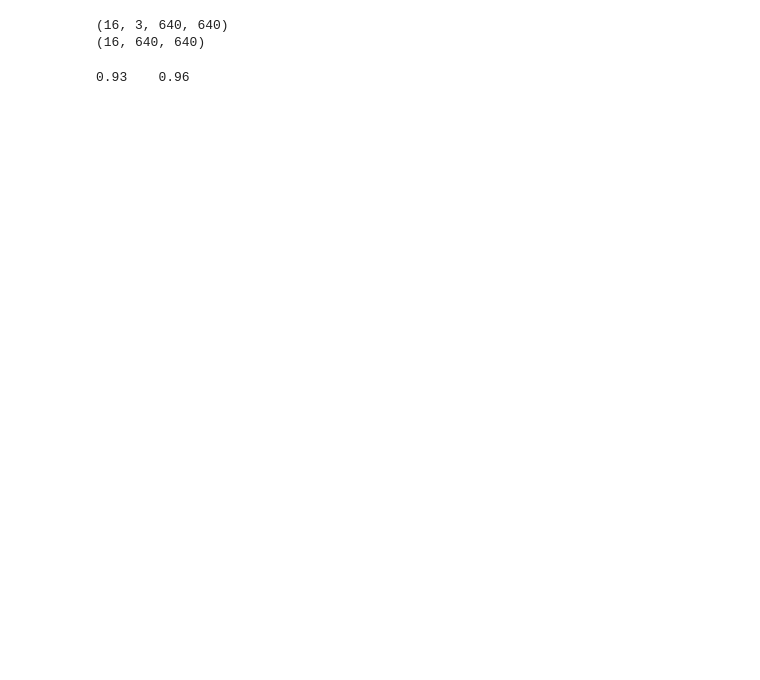
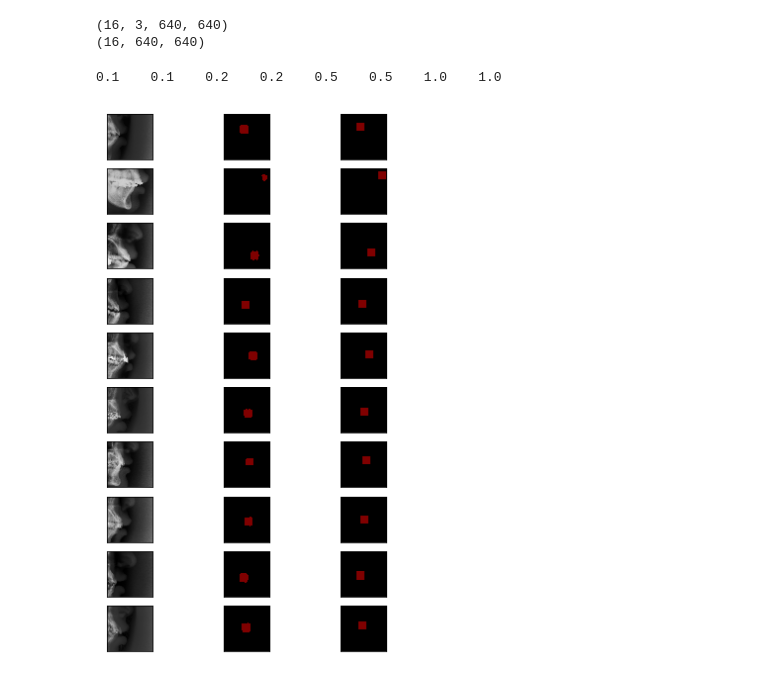
Before and after one commit to charming00/learn-gluon, a Jupyter notebook: chapter_computer-vision/MyTest.ipynb, the cells around one changed output. Cells and saved outputs as stored; diff of their text form; code cells hidden in the pictures; blank space fills up the shorter version.

```diff
--- a/chapter_computer-vision/MyTest.ipynb
+++ b/chapter_computer-vision/MyTest.ipynb
@@ -16,7 +16,7 @@ min_coordinate = [[504,697],[1063,606],[948,888],[286,902],[1079,1191],[1053,150
                   [993,1729],[1025,1706],[415,1391],[1121,1355],[1138,1388],[1245,1294],
                   [1212,1477],[1170,1152],[1114,1756],[635,1090],[1081,1100],[350,1006]]
 expand_size = 55
-landmark_index = 0
+landmark_index = 12
 # len(classes), len(colormap)
 # %%
 from mxnet import image
@@ -278,7 +278,7 @@ test_images,test_labels = read_images(2)
 # %%
 def evaluate_acc(result, label):
     if(len(np.where(result.asnumpy()>0)[1]) ==0):
-        return False,False
+        return False,False,False,False,False,False,False,False
     result_maxx = np.max(np.where(result.asnumpy()>0)[1])
     result_minx = np.min(np.where(result.asnumpy()>0)[1])
     result_maxy = np.max(np.where(result.asnumpy()>0)[0])
@@ -303,31 +303,46 @@ def evaluate_acc(result, label):
 
     d1 = pow((result_centerx - label_centerx),2) + pow((result_centery - label_centery),2)
     d2 = pow((result_avgx - label_centerx),2) + pow((result_avgy - label_centery),2)
-
-    return (d1 < 400, d2 < 400)
+#     print("============================")
+#     print(np.where(result.asnumpy()>0))
+#     print(result_centerx,label_centerx)
+#     print(result_centery,label_centery)
+#     print(d1,d2)
+    return (d1 < 400, d2 < 400, d1 < 625, d2 < 625, d1 < 900, d2 < 900, d1 < 1600, d2 < 1600)
 # %%
-n = 100
+n = 10
 imgs = []
 acc1 = 0
 acc2 = 0
+acc3 = 0
+acc4 = 0
+acc5 = 0
+acc6 = 0
+acc7 = 0
+acc8 = 0
 for i in range(n):
     x = test_images[i]
+#     print(x.shape)
     result = predict(x)
-    f1,f2 = evaluate_acc(result,test_labels[i])
-    if f1:
-        acc1 += 1
-    if f2:
-        acc2 += 1
+    f1,f2,f3,f4,f5,f6,f7,f8 = evaluate_acc(result,test_labels[i])
+    acc1 += int(f1)
+    acc2 += int(f2)
+    acc3 += int(f3)
+    acc4 += int(f4)
+    acc5 += int(f5)
+    acc6 += int(f6)
+    acc7 += int(f7)
+    acc8 += int(f8)
 
-print(acc1/n,"  ", acc2/n)
 #     print(type(np.where(result.asnumpy()>0)[0]))
 #     print(np.where(test_labels[i].asnumpy()>0))
-#     pred = label2image(predict(x))
-#     imgs += [x, pred, label2image(test_labels[i])]
-#
-# utils.show_images(imgs, nrows=n, ncols=3, figsize=(6,10))
+    pred = label2image(predict(x))
+    imgs += [x, pred, label2image(test_labels[i])]
+print(acc1/n,"  ", acc2/n,"  ", acc3/n,"  ", acc4/n,"  ", acc5/n,"  ", acc6/n,"  ", acc7/n,"  ", acc8/n)
+utils.show_images(imgs, nrows=n, ncols=3, figsize=(6,10))
 # %% [output]
-0.93    0.96
+0.1    0.1    0.2    0.2    0.5    0.5    1.0    1.0
+[figure, added]
 # %%
 # test_images,test_labels = read_images(18,2)
 # %%
```
Also changed, not shown: 2 other files.
